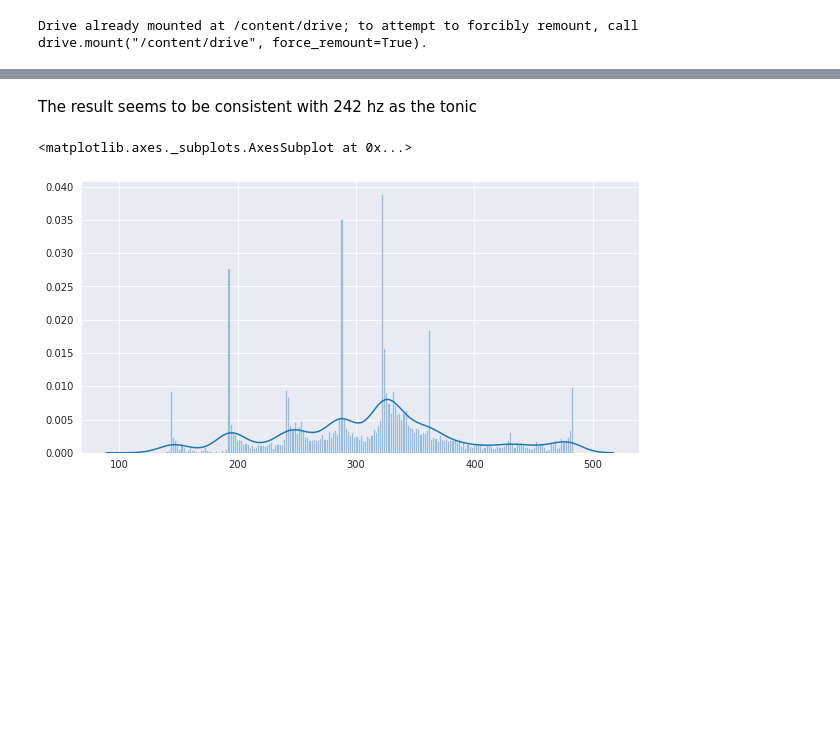
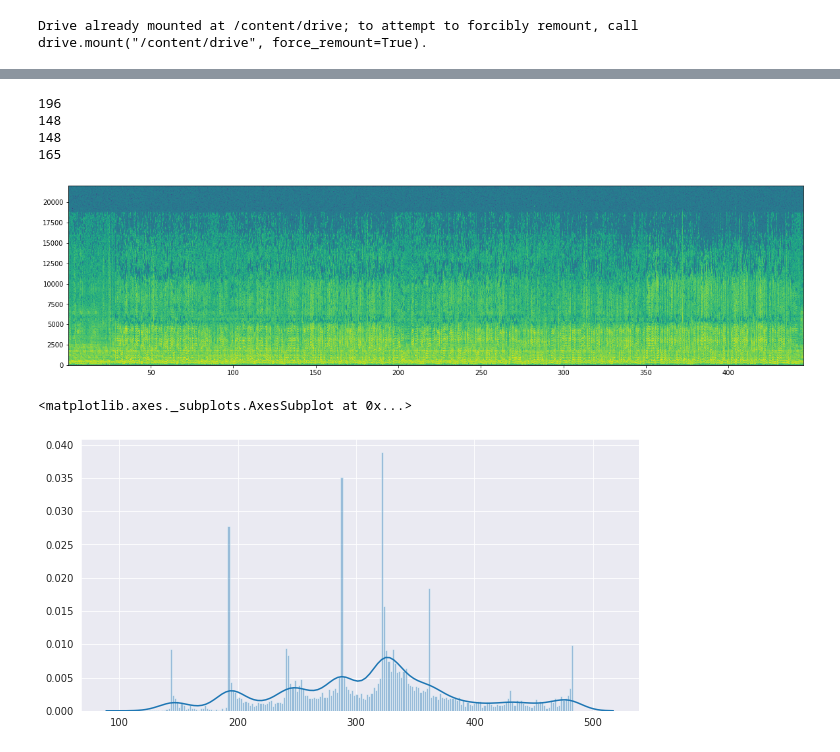
Before and after one commit to Kodhandarama/Audio_Analysis, a Jupyter notebook: tonic+pitch_histogram.ipynb, the cells around one changed output, grey strips where cells are left out. Saved outputs shown, nothing was run; the diff lists cells and outputs as text; code cells hidden in the pictures; blank space fills up the shorter version.

Commit message:
tonic works for Pa/Sa

```diff
--- a/tonic+pitch_histogram.ipynb
+++ b/tonic+pitch_histogram.ipynb
@@ -100,7 +223,7 @@ plt.plot(test.pitch)
 # %%
 test.pitch
 # %%
-#checking the ratio of panchama to shadja
+#checking the ratio of different notes to shadja
 
 def most_frequent(List):
     counter = 0
@@ -115,36 +238,59 @@ def most_frequent(List):
     return num
 
 def tonic(testo):
-  store_tonic=list()
+  store_tonic_pa=list()
+  store_tonic_ri2=list()
+  store_tonic_ma1=list()
+  store_tonic_ga3=list()
   floored=[]
-
-  uniquepitch=set(testo.pitch)
+  toniclist=[]
+  uniquepitch=set(testo.cpn)
   uniquepitchfloor=[]
   for i in uniquepitch:
-    if(not((math.isnan(i)))):
-      i=math.floor(i)
+    i=math.floor(i)
     uniquepitchfloor.append(i)
   for i in uniquepitchfloor:
     for j in uniquepitchfloor:
-        if(not((math.isnan(i)))and (not((math.isnan(j))))):
-          if(((i/j)>1.49) and ((i/j) <1.51)):
+
+          if(((i/j)>1.49) and ((i/j) <1.51) and j<220):
             # print(j)
-            store_tonic.append(j)
+            store_tonic_pa.append(j)
 
-  print(most_frequent(store_tonic))
+  pa_to_sa=most_frequent(store_tonic_pa)
+  toniclist.append(pa_to_sa)
 
+   for i in uniquepitchfloor:
+    for j in uniquepitchfloor:
 
-#tonic(test)
+          if(((i/j)>1.1) and ((i/j) <1.14) and j<220):
+            # print(j)
+            store_tonic.append_ri2(j)
+
+  ri2_to_sa=most_frequent(store_tonic)
+  toniclist.append(ri2_to_sa)
+
+  if()
+#works
+
+tonic(test_surabhi)
+tonic(rkm1)
+tonic(rkm2)
+tonic(rkm_a)
+# %% [output]
+196
+148
+148
+165
-# %% [markdown]
-The result seems to be consistent with 242 hz as the tonic
 # %%
 # Now, to test another audio clip
 test3=Audio('/content/drive/My Drive/AA/Music dataset/Audio/223586__gopalkoduri__carnatic-varnam-by-badrinarayanan-in-kalyani-raaga.mp3',duration = 40)
 # %%
 plt.plot(test3.pitch)
 # %%
-rkm1=Audio('/content/drive/My Drive/AA/Music dataset/Audio/223580__gopalkoduri__carnatic-varnam-by-ramakrishnamurthy-in-abhogi-raaga.mp3',duration=100)
-rkm2=Audio('/content/drive/My Drive/AA/Music dataset/Audio/223588__gopalkoduri__carnatic-varnam-by-ramakrishnamurthy-in-kalyani-raaga.mp3',duration=100)
+rkm1=Audio('/content/drive/My Drive/Projects/AA/Music dataset/Audio/223593__gopalkoduri__carnatic-varnam-by-ramakrishnamurthy-in-mohanam-raaga.mp3')
+rkm2=Audio('/content/drive/My Drive/Projects/AA/Music dataset/Audio/223588__gopalkoduri__carnatic-varnam-by-ramakrishnamurthy-in-kalyani-raaga.mp3')
+# %% [output]
+[figure, added]
 # %%
 tonic(rkm1)
 # %%
```
Also changed, not shown: parts of 10 cells of this notebook.
